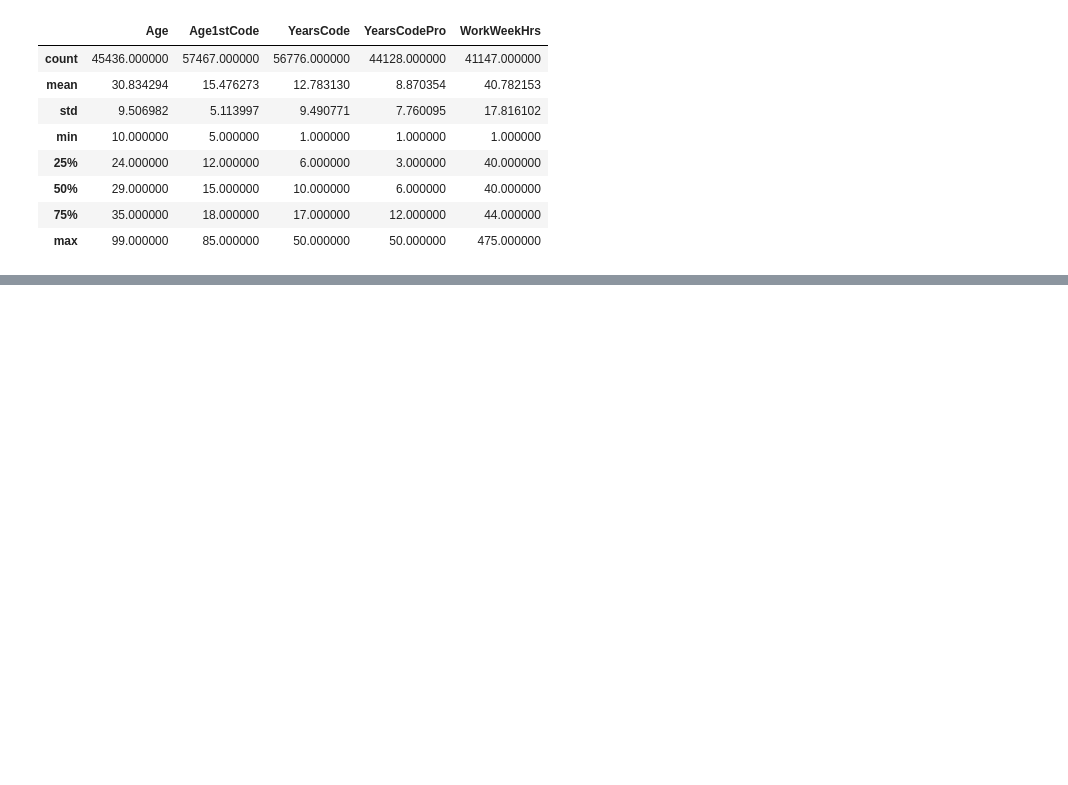
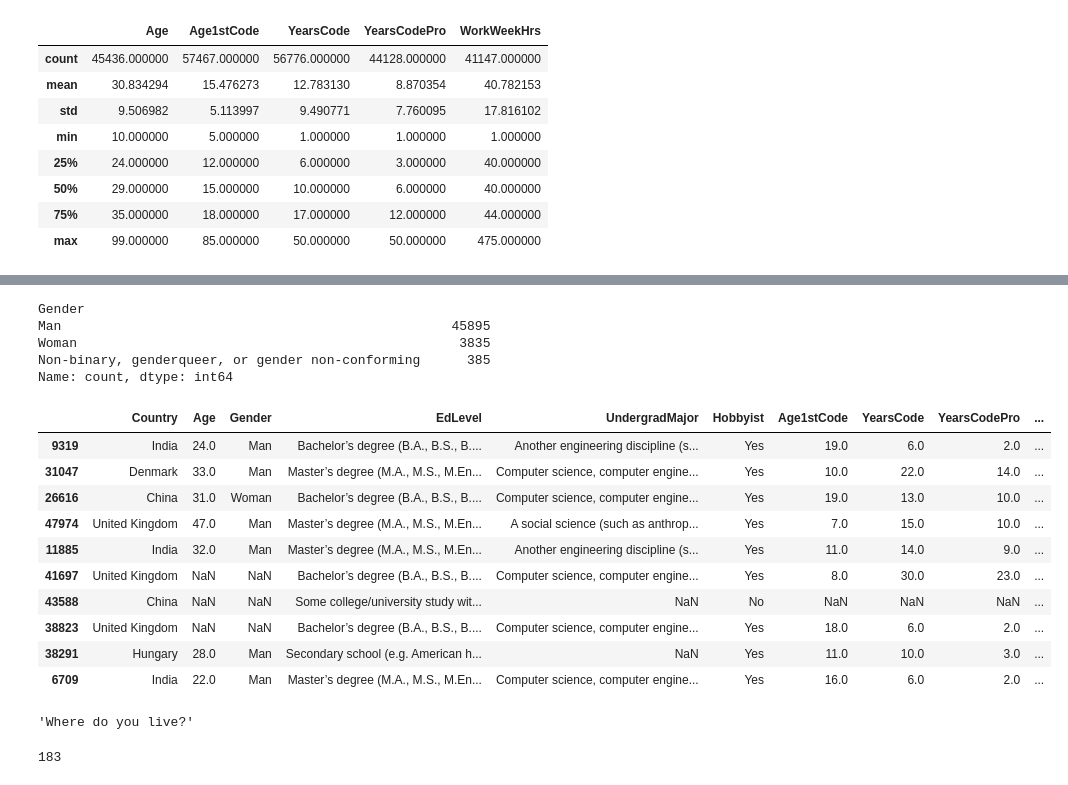
Before and after one commit to BALAJI08953/basic_numpy_python, a Jupyter notebook: eda.ipynb, the cells around one changed output, grey strips where cells are left out. Drawn from its saved outputs; the diff is of its cells as text; code cells hidden in the pictures; blank space fills up the shorter version.

```diff
--- a/eda.ipynb
+++ b/eda.ipynb
@@ -195,0 +211,31 @@ new_survey.drop(new_survey[new_survey.WorkWeekHrs>140].index,inplace=True)
+# %%
+new_survey['Gender'].value_counts()
+# %% [output]
+Gender
+Man                                                  45895
+Woman                                                 3835
+Non-binary, genderqueer, or gender non-conforming      385
+Name: count, dtype: int64
+# %%
+new_survey.sample(10)
+# %% [output]
+|  | Country | Age | Gender | EdLevel | UndergradMajor | Hobbyist | Age1stCode | YearsCode | YearsCodePro | ... |
+| 9319 | India | 24.0 | Man | Bachelor’s degree (B.A., B.S., B.... | Another engineering discipline (s... | Yes | 19.0 | 6.0 | 2.0 | ... |
+| 31047 | Denmark | 33.0 | Man | Master’s degree (M.A., M.S., M.En... | Computer science, computer engine... | Yes | 10.0 | 22.0 | 14.0 | ... |
+| 26616 | China | 31.0 | Woman | Bachelor’s degree (B.A., B.S., B.... | Computer science, computer engine... | Yes | 19.0 | 13.0 | 10.0 | ... |
+| 47974 | United Kingdom | 47.0 | Man | Master’s degree (M.A., M.S., M.En... | A social science (such as anthrop... | Yes | 7.0 | 15.0 | 10.0 | ... |
+| 11885 | India | 32.0 | Man | Master’s degree (M.A., M.S., M.En... | Another engineering discipline (s... | Yes | 11.0 | 14.0 | 9.0 | ... |
+| 41697 | United Kingdom | NaN | NaN | Bachelor’s degree (B.A., B.S., B.... | Computer science, computer engine... | Yes | 8.0 | 30.0 | 23.0 | ... |
+| 43588 | China | NaN | NaN | Some college/university study wit... | NaN | No | NaN | NaN | NaN | ... |
+| 38823 | United Kingdom | NaN | NaN | Bachelor’s degree (B.A., B.S., B.... | Computer science, computer engine... | Yes | 18.0 | 6.0 | 2.0 | ... |
+| 38291 | Hungary | 28.0 | Man | Secondary school (e.g. American h... | NaN | Yes | 11.0 | 10.0 | 3.0 | ... |
+| 6709 | India | 22.0 | Man | Master’s degree (M.A., M.S., M.En... | Computer science, computer engine... | Yes | 16.0 | 6.0 | 2.0 | ... |
+# %%
+#demograpihs
+schema.Country
+# %% [output]
+'Where do you live?'
+# %%
+new_survey.Country.nunique()
+# %% [output]
+183
```
Also changed, not shown: parts of 7 cells of this notebook.
